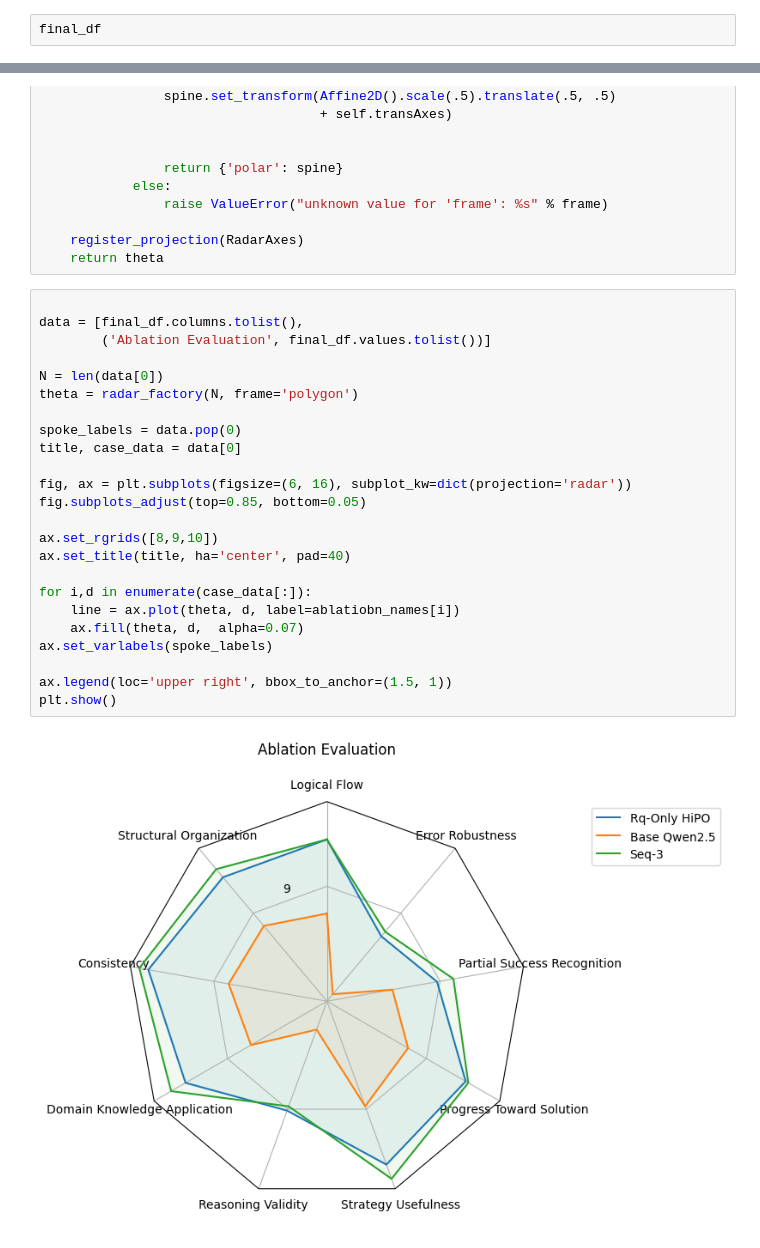
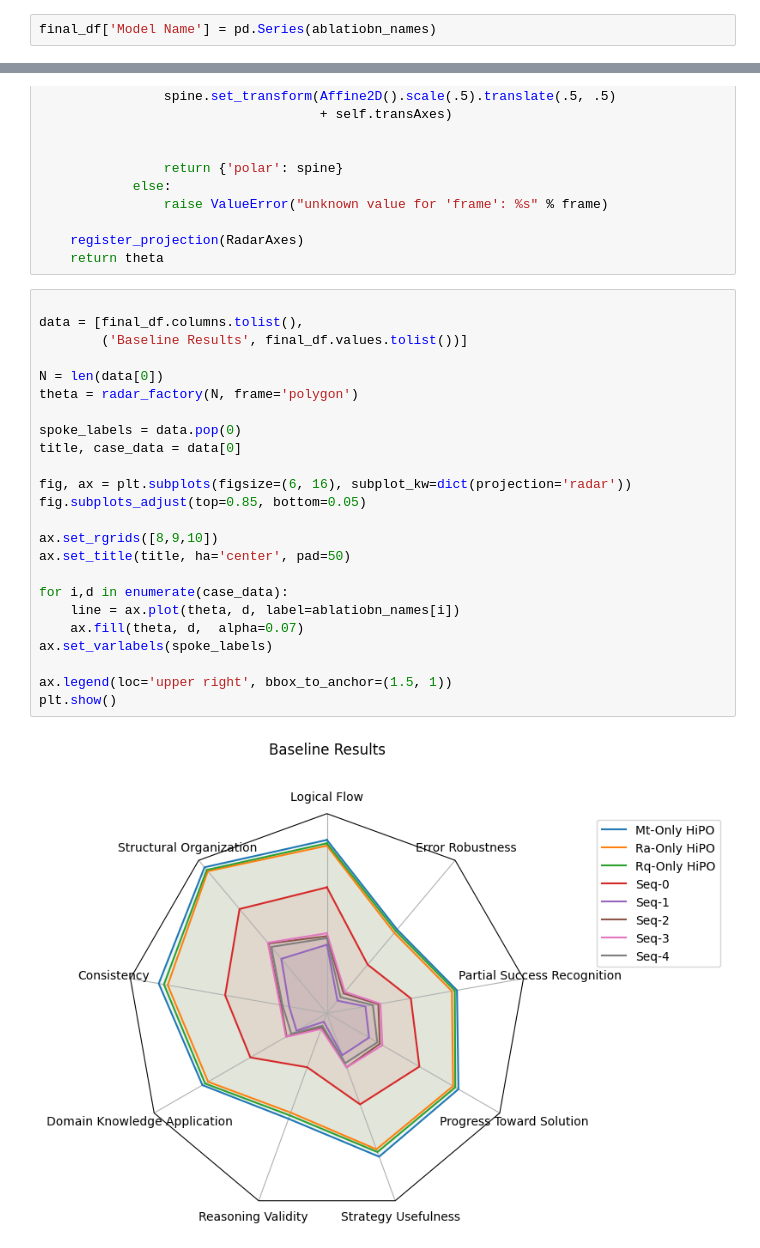
Before and after one commit to Death-Raider/MetaCognition, a Jupyter notebook: Stage_5_HiPO_1Pass/results.ipynb, the cells around one changed output, grey strips where cells are left out. Drawn from its saved outputs; the diff is of its cells as text.

```diff
--- a/Stage_5_HiPO_1Pass/results.ipynb
+++ b/Stage_5_HiPO_1Pass/results.ipynb
@@ -78,2 +118,2 @@ Math500                 51.666667            83.666667
 # %%
-final_df
+final_df['Model Name'] = pd.Series(ablatiobn_names)
@@ -199,27 +239,27 @@ def radar_factory(num_vars, frame='circle'):
 # %%
 
 data = [final_df.columns.tolist(),
-        ('Ablation Evaluation', final_df.values.tolist())]
+        ('Baseline Results', final_df.values.tolist())]
 
 N = len(data[0])
 theta = radar_factory(N, frame='polygon')
 
 spoke_labels = data.pop(0)
 title, case_data = data[0]
 
 fig, ax = plt.subplots(figsize=(6, 16), subplot_kw=dict(projection='radar'))
 fig.subplots_adjust(top=0.85, bottom=0.05)
 
 ax.set_rgrids([8,9,10])
-ax.set_title(title, ha='center', pad=40)
+ax.set_title(title, ha='center', pad=50)
 
-for i,d in enumerate(case_data[:]):
+for i,d in enumerate(case_data):
     line = ax.plot(theta, d, label=ablatiobn_names[i])
     ax.fill(theta, d,  alpha=0.07)
 ax.set_varlabels(spoke_labels)
 
 ax.legend(loc='upper right', bbox_to_anchor=(1.5, 1))
 plt.show()
 # %% [output]
-[figure, old version]
+[figure, new version]
 # %%
```
Also changed, not shown: parts of 5 cells of this notebook, 41 other files.
